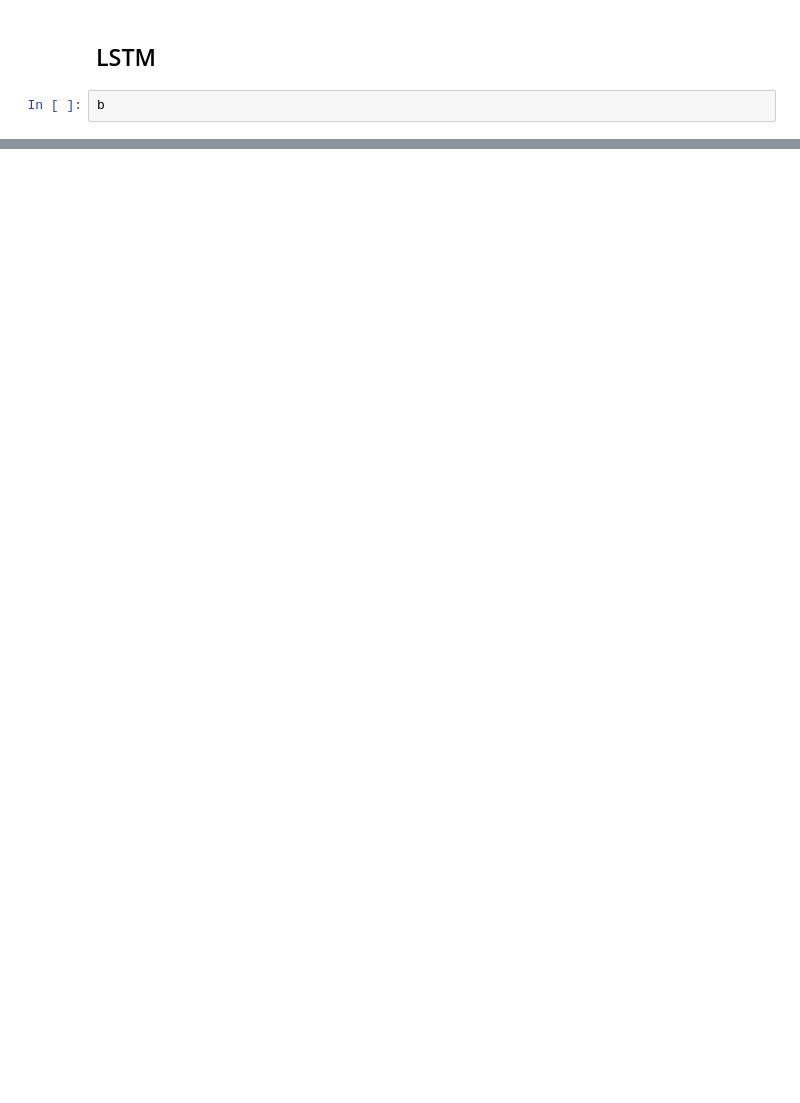
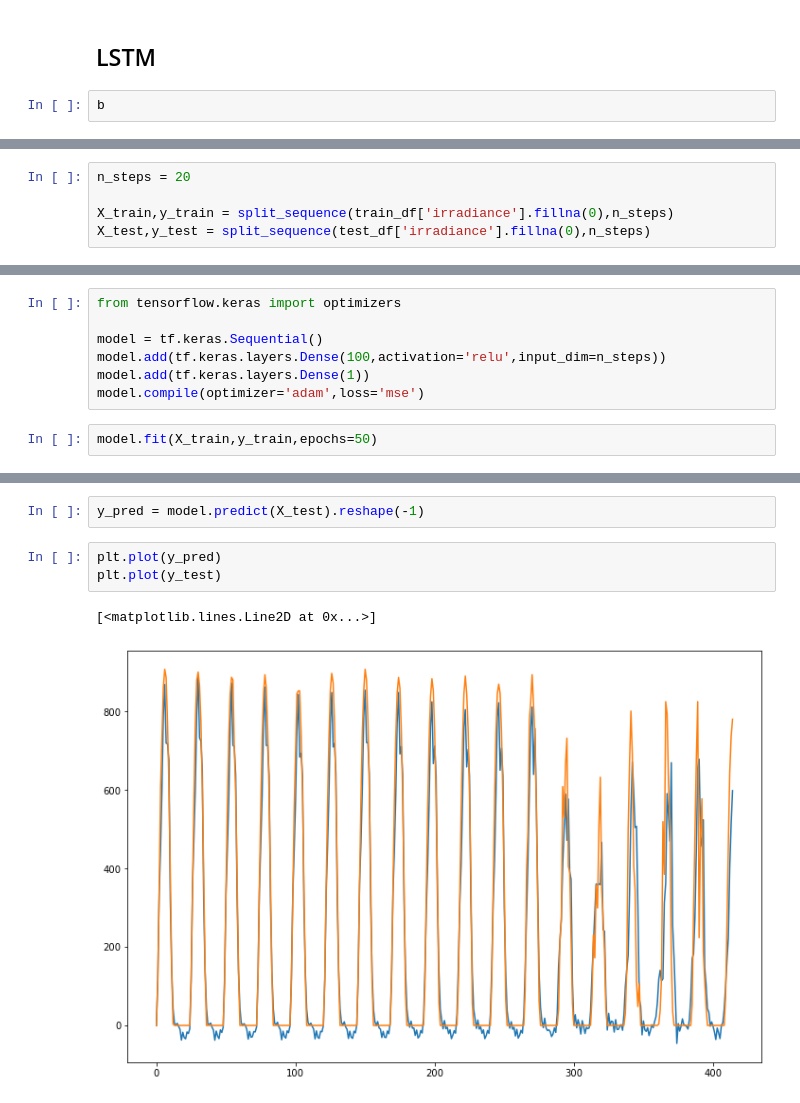
Before and after one commit to Rujul-Patel/InternshipTest, a Jupyter notebook: prescinto.ipynb, the cells around one changed output, grey strips where cells are left out. Drawn from its saved outputs; the diff is of its cells as text; blank space fills up the shorter version.

```diff
--- a/prescinto.ipynb
+++ b/prescinto.ipynb
@@ -227,0 +368,5 @@ b
+# %%
+n_steps = 20
+
+X_train,y_train = split_sequence(train_df['irradiance'].fillna(0),n_steps)
+X_test,y_test = split_sequence(test_df['irradiance'].fillna(0),n_steps)
@@ -227,0 +395,9 @@ b
+# %%
+from tensorflow.keras import optimizers
+
+model = tf.keras.Sequential()
+model.add(tf.keras.layers.Dense(100,activation='relu',input_dim=n_steps))
+model.add(tf.keras.layers.Dense(1))
+model.compile(optimizer='adam',loss='mse')
+# %%
+model.fit(X_train,y_train,epochs=50)
@@ -227,0 +423,8 @@ b
+# %%
+y_pred = model.predict(X_test).reshape(-1)
+# %%
+plt.plot(y_pred)
+plt.plot(y_test)
+# %% [output]
+[<matplotlib.lines.Line2D at 0x...>]
+[figure, added]
```
Also changed, not shown: parts of 16 cells of this notebook.
